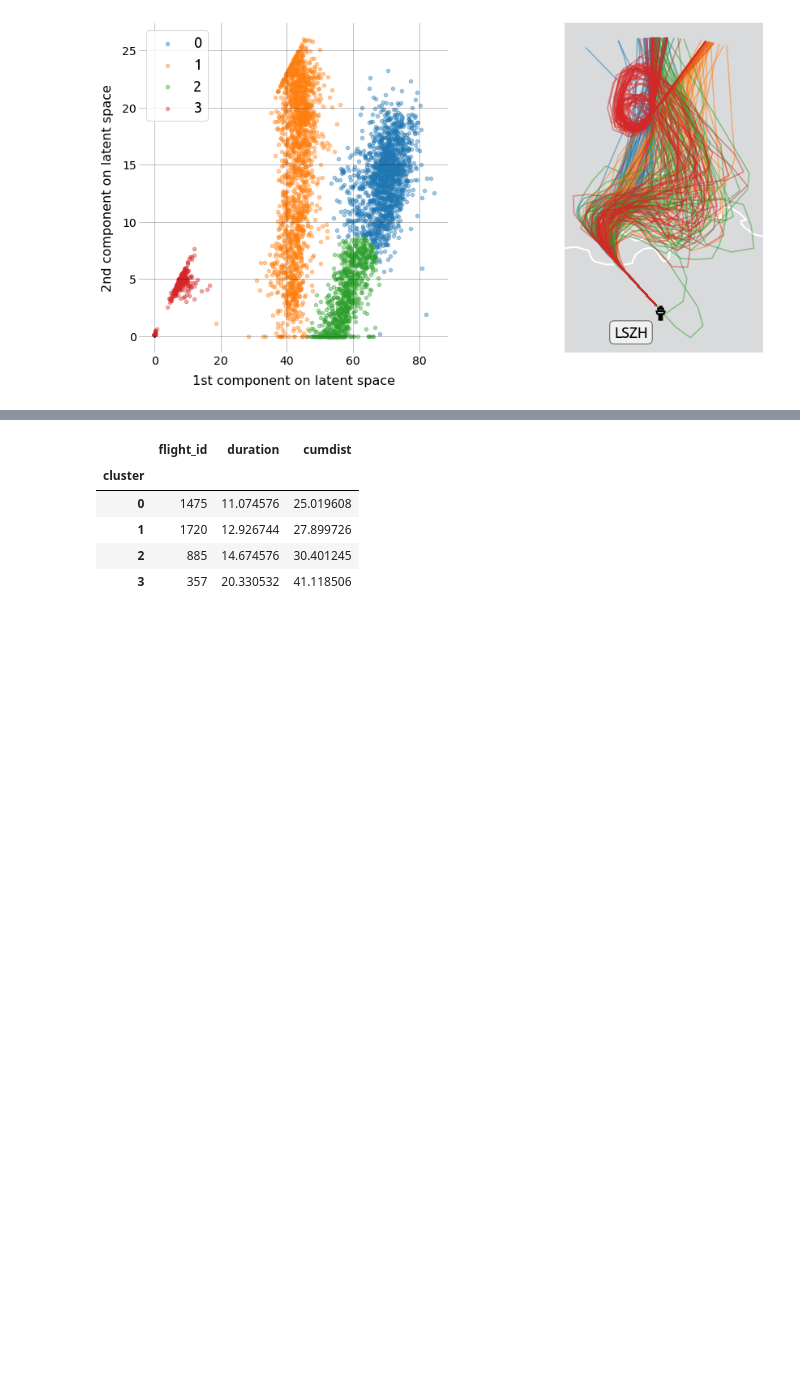
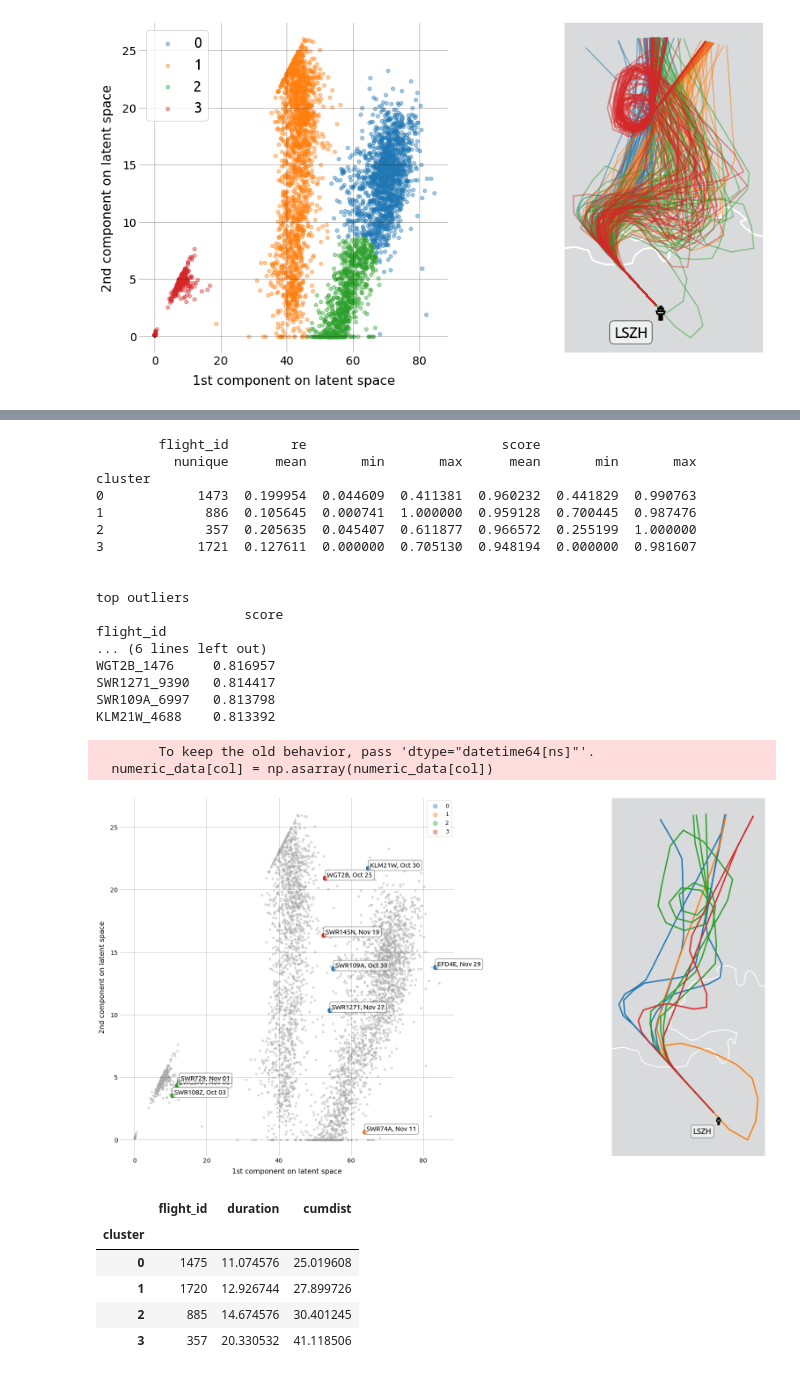
Before and after one commit to xoolive/artefact, a Jupyter notebook: lszh_tsne_flow.ipynb, the cells around one changed output, grey strips where cells are left out. Drawn from its saved outputs; the diff is of its cells as text; code cells hidden in the pictures; blank space fills up the shorter version.

```diff
--- a/lszh_tsne_flow.ipynb
+++ b/lszh_tsne_flow.ipynb
@@ -363,3 +350,63 @@ cluster
+# %%
+# outliers based on GMM score
+import numpy as np
+from sklearn.mixture import GaussianMixture
+from traffic.core import Traffic
+from artefact import Autoencoder
+from artefact.utils import pretrained_clust
+from artefact.plot import plot_latent_and_trajs_outliers
+
+nb_samples = 30
+flow = "162-216"
+runway = "14"
+list_features = ["track_unwrapped", "longitude", "latitude", "altitude"]
+nb_features= len(list_features)
+
+ae_tsne, t_tsne = pretrained_clust(
+    f"data/lszh_{flow}_{runway}.parquet",
+    list_features,
+    GaussianMixture(n_components=4),
+    Autoencoder((nb_samples * nb_features, 32, 8, 2)),
+    f"models/model_{flow}_{runway}.pth",
+    f"test/t_tsne_gm_{flow}_{runway}.pkl",
+)
+
+scores = t_tsne.data.score
+threshold = np.percentile(scores, 1)
+outliers = Traffic.from_flights(
+    f for f in t_tsne if f.data.score.mean() < threshold
+)
+
+plot_latent_and_trajs_outliers(
+    Traffic.from_file(f"test/t_tsne_gm_{flow}_{runway}.pkl"),
+    ae_tsne.get_latent(),
+    outliers,
+    f"figs/{flow}_{runway}_latent_clusters_outliers_score_gm.png",
+    nb_top_outliers=10,
+    plot_callsigns=True,
+    re_or_score="score",
+)
+# %% [output]
+        flight_id        re                         score
+          nunique      mean       min       max      mean       min       max
+cluster
+0            1473  0.199954  0.044609  0.411381  0.960232  0.441829  0.990763
+1             886  0.105645  0.000741  1.000000  0.959128  0.700445  0.987476
+2             357  0.205635  0.045407  0.611877  0.966572  0.255199  1.000000
+3            1721  0.127611  0.000000  0.705130  0.948194  0.000000  0.981607
+
+
+top outliers
+                   score
+flight_id
+... (6 lines left out)
+WGT2B_1476     0.816957
+SWR1271_9390   0.814417
+SWR109A_6997   0.813798
+KLM21W_4688    0.813392
+        To keep the old behavior, pass 'dtype="datetime64[ns]"'.
+  numeric_data[col] = np.asarray(numeric_data[col])
+[figure, added]
 # %%
 from traffic.core import Traffic
 from artefact.utils import duration_cumdist_cluster
```
Also changed, not shown: parts of 4 cells of this notebook, 4 other files.
